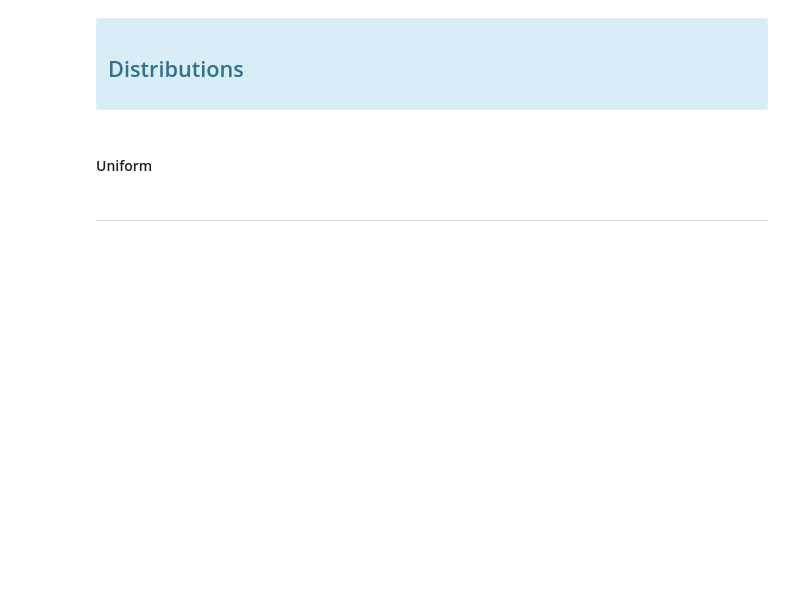
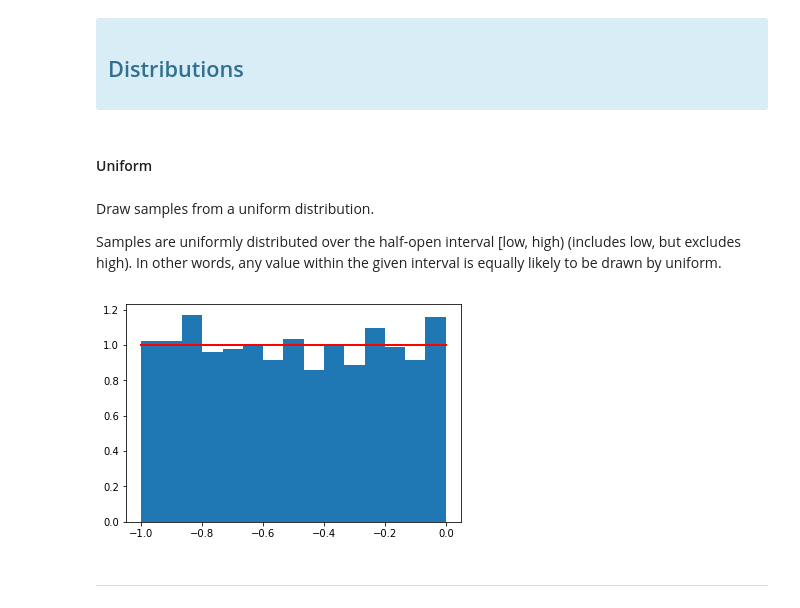
Before and after one commit to BrianD147/Emerging-Tech-Assignment, a Jupyter notebook: numpy-random.ipynb, the cells around one changed output. Saved outputs shown, nothing was run; the diff lists cells and outputs as text; code cells hidden in the pictures; blank space fills up the shorter version.

```diff
--- a/numpy-random.ipynb
+++ b/numpy-random.ipynb
@@ -107,6 +155,18 @@ plt.hist(y)
 # %% [markdown]
 <a id="uniform"></a>
 #### Uniform
+# %% [markdown]
+Draw samples from a uniform distribution.
+
+Samples are uniformly distributed over the half-open interval [low, high) (includes low, but excludes high). In other words, any value within the given interval is equally likely to be drawn by uniform.
+# %%
+s = np.random.uniform(-1,0,1000)
+# %%
+count, bins, ignored = plt.hist(s, 15, density=True)
+plt.plot(bins, np.ones_like(bins), linewidth=2, color='r')
+plt.show()
+# %% [output]
+[figure, added]
 # %% [markdown]
 ***
 # %% [markdown]
```
Also changed, not shown: parts of 27 cells of this notebook.
